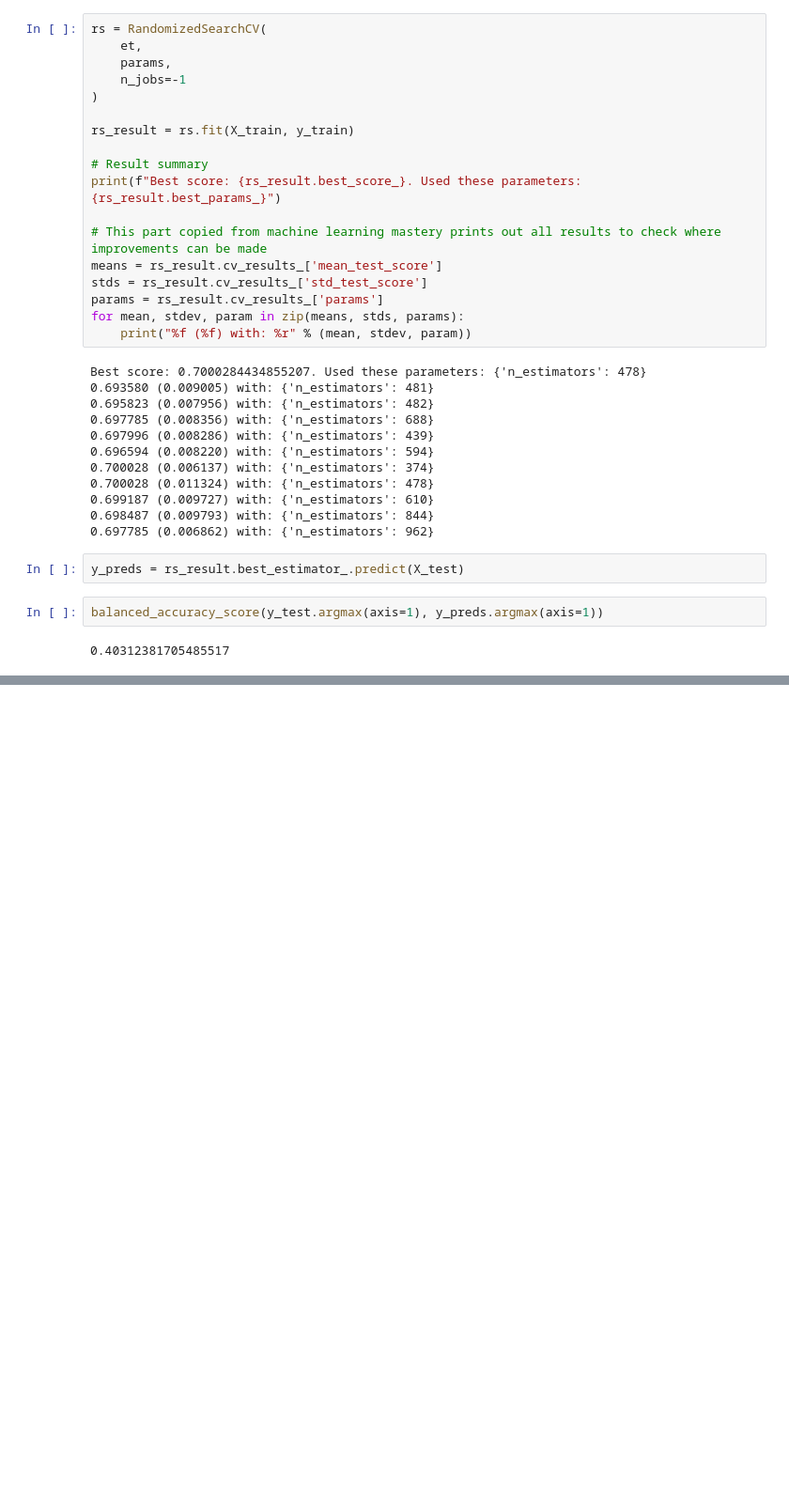
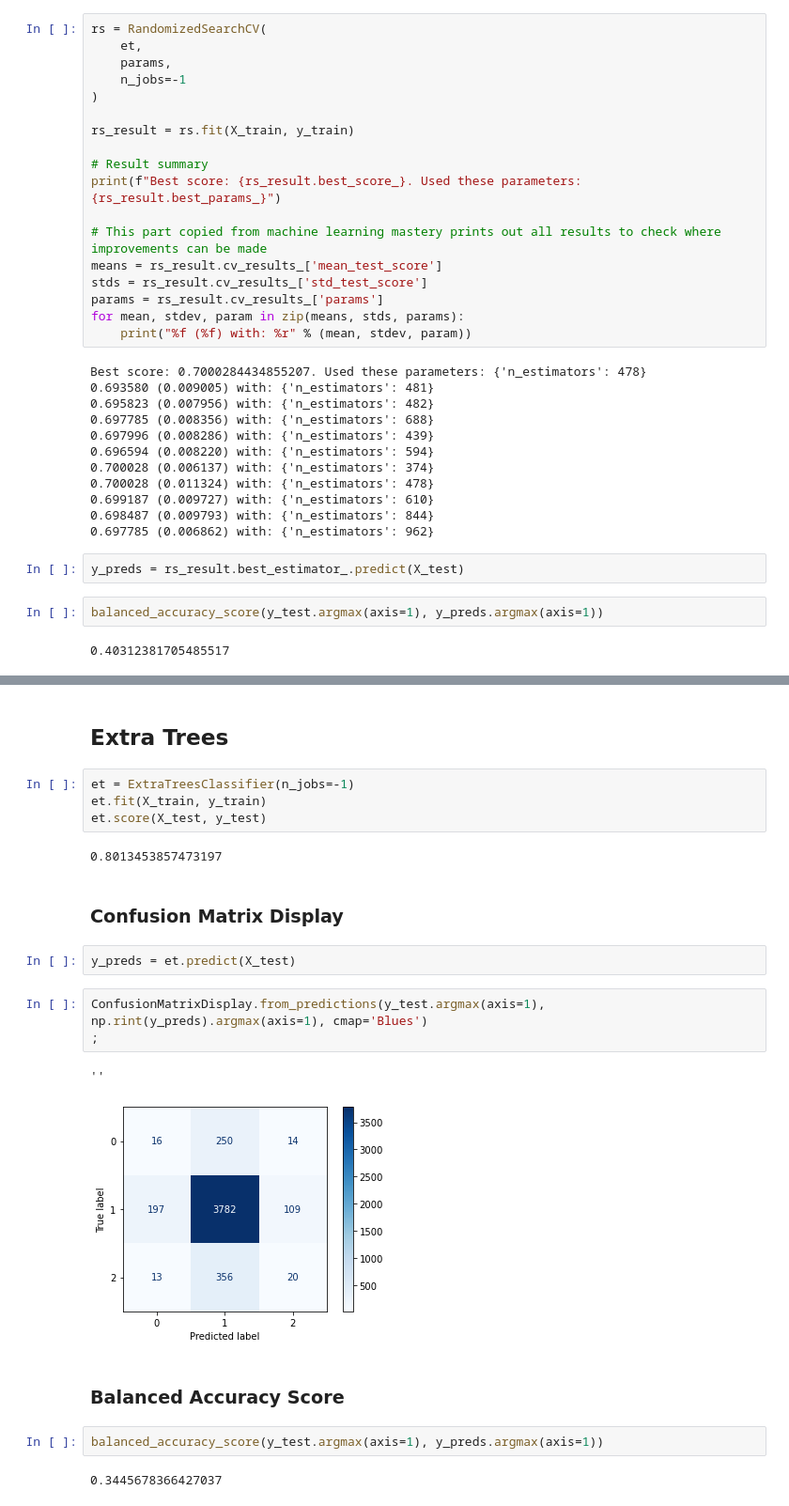
Before and after one commit to pezpet/group-1-project-4, a Jupyter notebook: random_forest.ipynb, the cells around one changed output, grey strips where cells are left out. Shown at 94% size. Cells and saved outputs as stored; diff of their text form; blank space fills up the shorter version.

```diff
--- a/random_forest.ipynb
+++ b/random_forest.ipynb
@@ -195,0 +280,24 @@ balanced_accuracy_score(y_test.argmax(axis=1), y_preds.argmax(axis=1))
+# %% [markdown]
+## Extra Trees
+# %%
+et = ExtraTreesClassifier(n_jobs=-1)
+et.fit(X_train, y_train)
+et.score(X_test, y_test)
+# %% [output]
+0.8013453857473197
+# %% [markdown]
+### Confusion Matrix Display
+# %%
+y_preds = et.predict(X_test)
+# %%
+ConfusionMatrixDisplay.from_predictions(y_test.argmax(axis=1), np.rint(y_preds).argmax(axis=1), cmap='Blues')
+;
+# %% [output]
+''
+[figure, added]
+# %% [markdown]
+### Balanced Accuracy Score
+# %%
+balanced_accuracy_score(y_test.argmax(axis=1), y_preds.argmax(axis=1))
+# %% [output]
+0.3445678366427037
```
Also changed, not shown: parts of 20 cells of this notebook, 12 other files.
